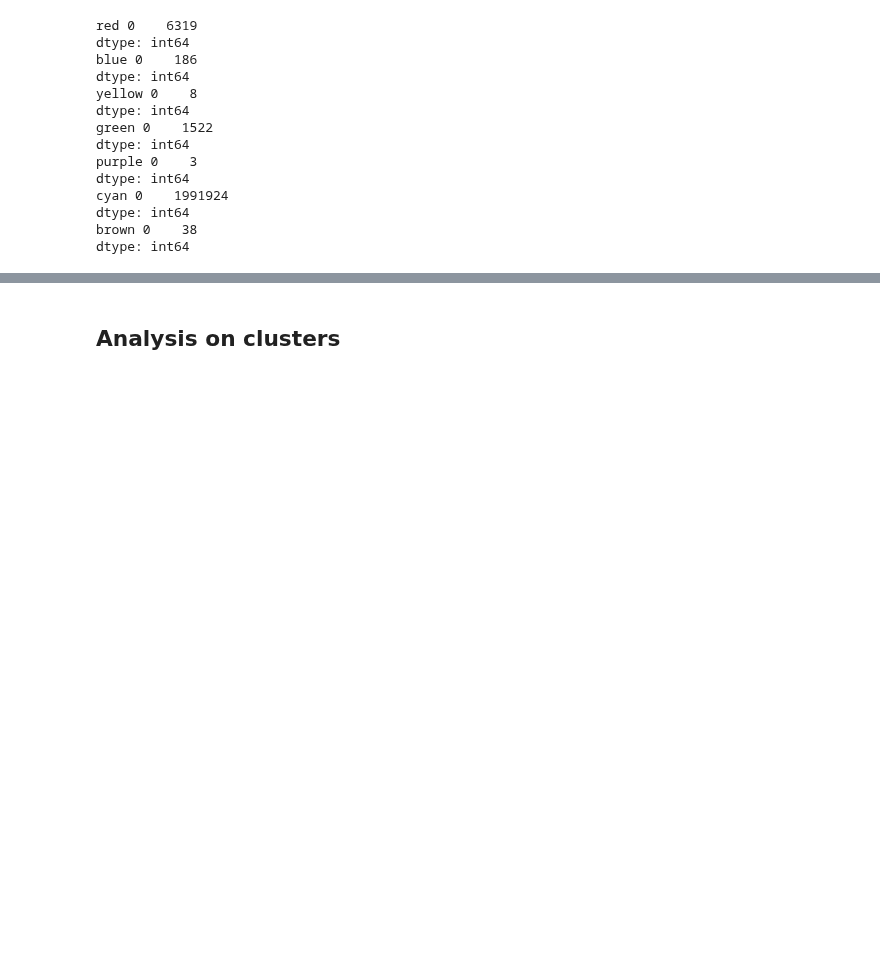
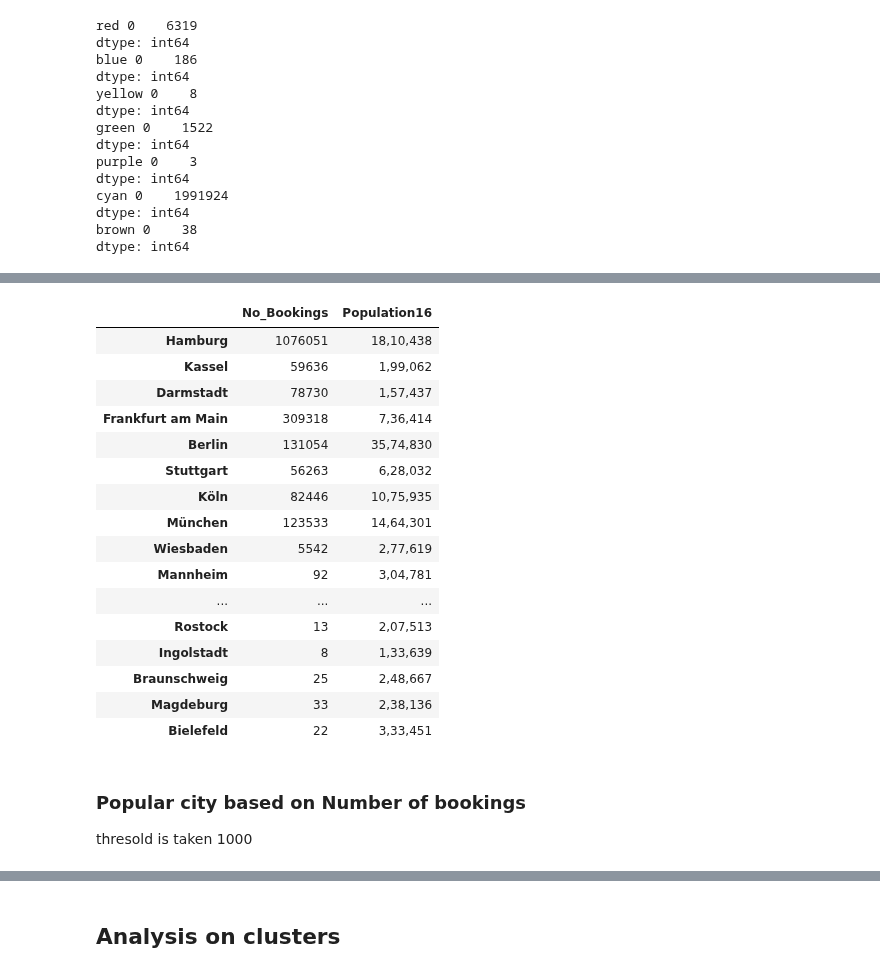
Before and after one commit to chinmaydas96/Bike_sharing, a Jupyter notebook: clustering_kproto.ipynb, the cells around one changed output, grey strips where cells are left out. Cells and saved outputs as stored; diff of their text form; code cells hidden in the pictures; blank space fills up the shorter version.

```diff
--- a/clustering_kproto.ipynb
+++ b/clustering_kproto.ipynb
@@ -298,0 +450,20 @@ dtype: int64
+# %%
+new_df
+# %% [output]
+|  | No_Bookings | Population16 |
+| Hamburg | 1076051 | 18,10,438 |
+| Kassel | 59636 | 1,99,062 |
+| Darmstadt | 78730 | 1,57,437 |
+| Frankfurt am Main | 309318 | 7,36,414 |
+| Berlin | 131054 | 35,74,830 |
+| Stuttgart | 56263 | 6,28,032 |
+| Köln | 82446 | 10,75,935 |
+| München | 123533 | 14,64,301 |
+| Wiesbaden | 5542 | 2,77,619 |
+| Mannheim | 92 | 3,04,781 |
+| ... | ... | ... |
+| Rostock | 13 | 2,07,513 |
+| Ingolstadt | 8 | 1,33,639 |
+| Braunschweig | 25 | 2,48,667 |
+| Magdeburg | 33 | 2,38,136 |
+| Bielefeld | 22 | 3,33,451 |
@@ -298,0 +474,3 @@ dtype: int64
+# %% [markdown]
+### Popular city based on Number of bookings
+thresold is taken 1000
```
Also changed, not shown: parts of 22 cells of this notebook, 3 other files.
